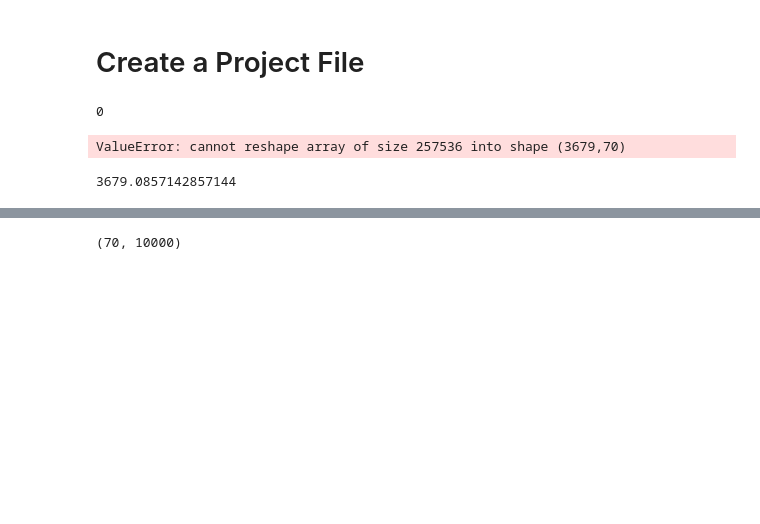
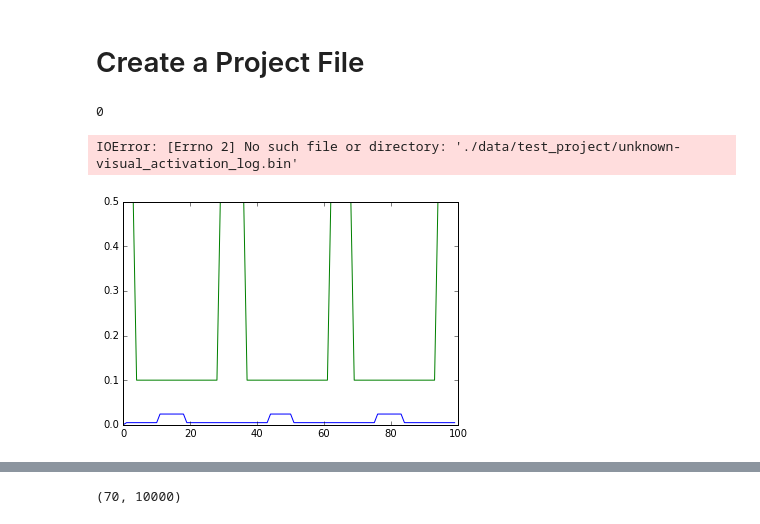
Before and after one commit to AdamRTomkins/libSpineML, a Jupyter notebook: libSpineML/examples/create_esn/UDLR_esn.ipynb, the cells around one changed output, grey strips where cells are left out. Cells and saved outputs as stored; diff of their text form; code cells hidden in the pictures; blank space fills up the shorter version.

```diff
--- a/libSpineML/examples/create_esn/UDLR_esn.ipynb
+++ b/libSpineML/examples/create_esn/UDLR_esn.ipynb
@@ -316,21 +286,18 @@ call('./run_experiment.sh')
 0
 # %%
 num_neurons = 70
-(data, count, t) = load_sc_data("./data/unknown-visual_activation_logrep.xml",num_neurons)
+(data, count, t) = load_sc_data("./data/test_project/unknown-visual_activation_logrep.xml",num_neurons)
+# %% [output]
+IOError: [Errno 2] No such file or directory: './data/test_project/unknown-visual_activation_log.bin'
 # %%
 num_neurons2 = 1
 (data2, count, t) = load_sc_data("./data/Input_E_activation_logrep.xml",num_neurons2)
 # %%
 output = np.array(data).reshape(int(len(data)/num_neurons),num_neurons)
+output2 = np.array(data2).reshape(int(len(data2)/num_neurons2),num_neurons2)
 
-#output2 = np.array(data2).reshape(int(len(data2)/num_neurons2),num_neurons2)
-
-plt.plot(output[:,0])
-plt.plot(output2[:,0])
+plt.plot(output[:100,0])
+plt.plot(output2[:100,0])
 plt.show()
 # %% [output]
-ValueError: cannot reshape array of size 257536 into shape (3679,70)
+[figure, added]
-# %%
-len(data)/70
-# %% [output]
-3679.0857142857144
```
Also changed, not shown: parts of 8 cells of this notebook, 29 other files.
